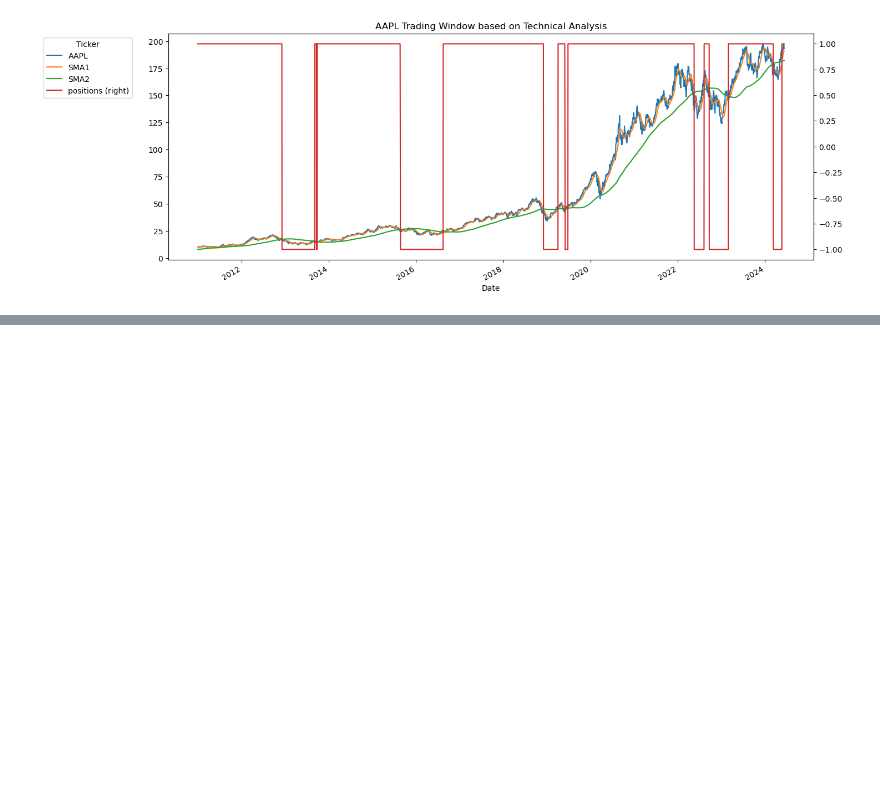
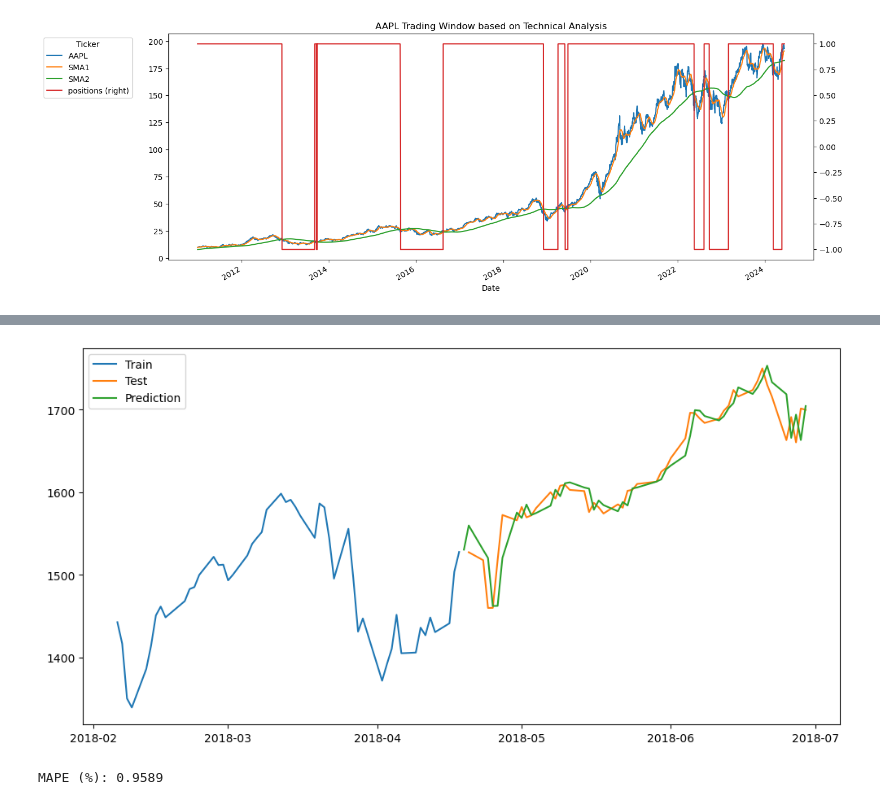
Before and after one commit to Respec-Do/study_Time_series, a Jupyter notebook: d_financial_market.ipynb, the cells around one changed output, grey strips where cells are left out. Drawn from its saved outputs; the diff is of its cells as text; code cells hidden in the pictures; blank space fills up the shorter version.

```diff
--- a/d_financial_market.ipynb
+++ b/d_financial_market.ipynb
@@ -349,0 +529,4 @@ plt.show()
+# %%
+prediction, conf_int = model.predict(n_periods=1, return_conf_int=True)
+print(conf_int)
+print(prediction)
@@ -349,0 +541,17 @@ plt.show()
+# %%
+def predict_one_step():
+    prediction = model.predict(n_periods=1)
+
+    return prediction.tolist()[0]
+# %%
+p_list = []
+
+for data in y_test:
+    p = predict_one_step()
+    p_list.append(p)
+
+    model.update(data)
+# %%
+
+y_predict_df = pd.DataFrame({"test": y_test, "pred": p_list})
+y_predict_df
@@ -349,0 +577,19 @@ plt.show()
+# %%
+fig, ax = plt.subplots(1, 1, figsize=(12, 6))
+
+plt.plot(y_train.iloc[-50:], label='Train')
+plt.plot(y_test.iloc[-50:], label='Test')
+plt.plot(y_predict_df.pred, label='Prediction')
+plt.legend()
+plt.show()
+# %% [output]
+[figure, added]
+# %%
+import numpy as np
+
+def MAPE(y_test, y_pred):
+    return np.mean(np.abs((y_test - y_pred) / y_test)) * 100
+
+print(f'MAPE (%): {MAPE(y_test, p_list):.4f}')
+# %% [output]
+MAPE (%): 0.9589
```
Also changed, not shown: parts of 16 cells of this notebook, 1 other file.
